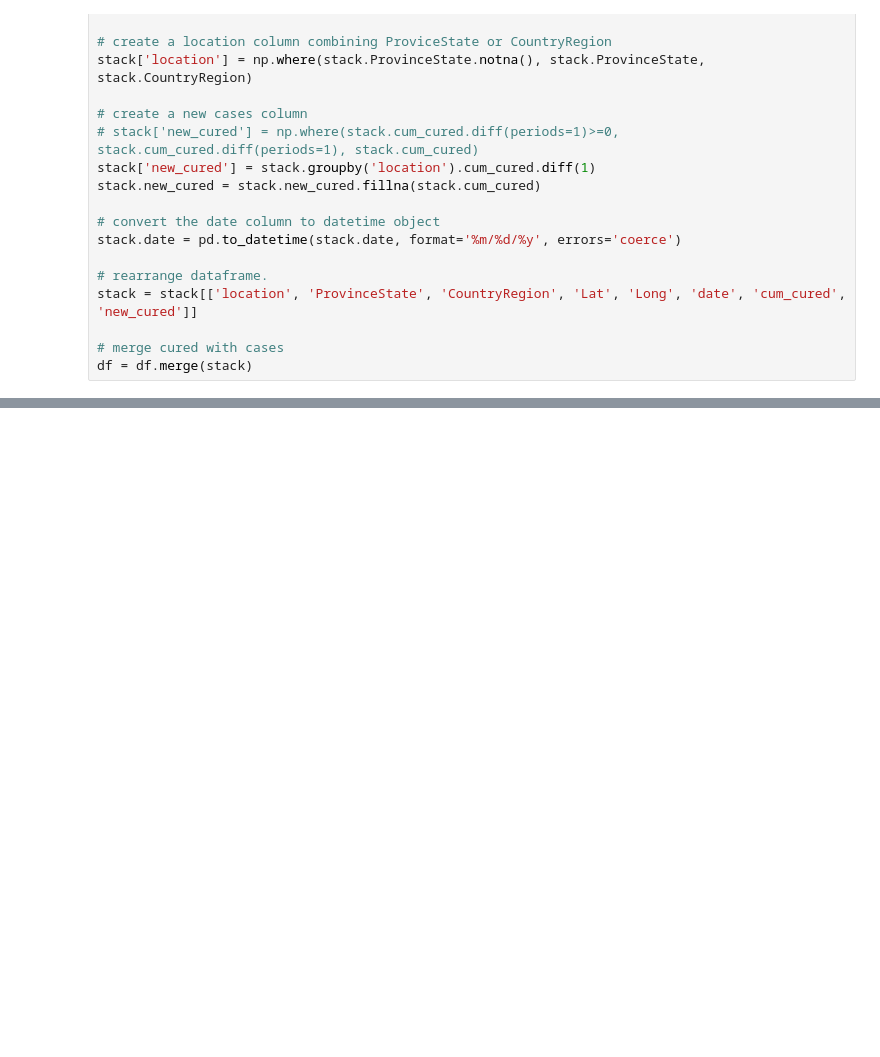
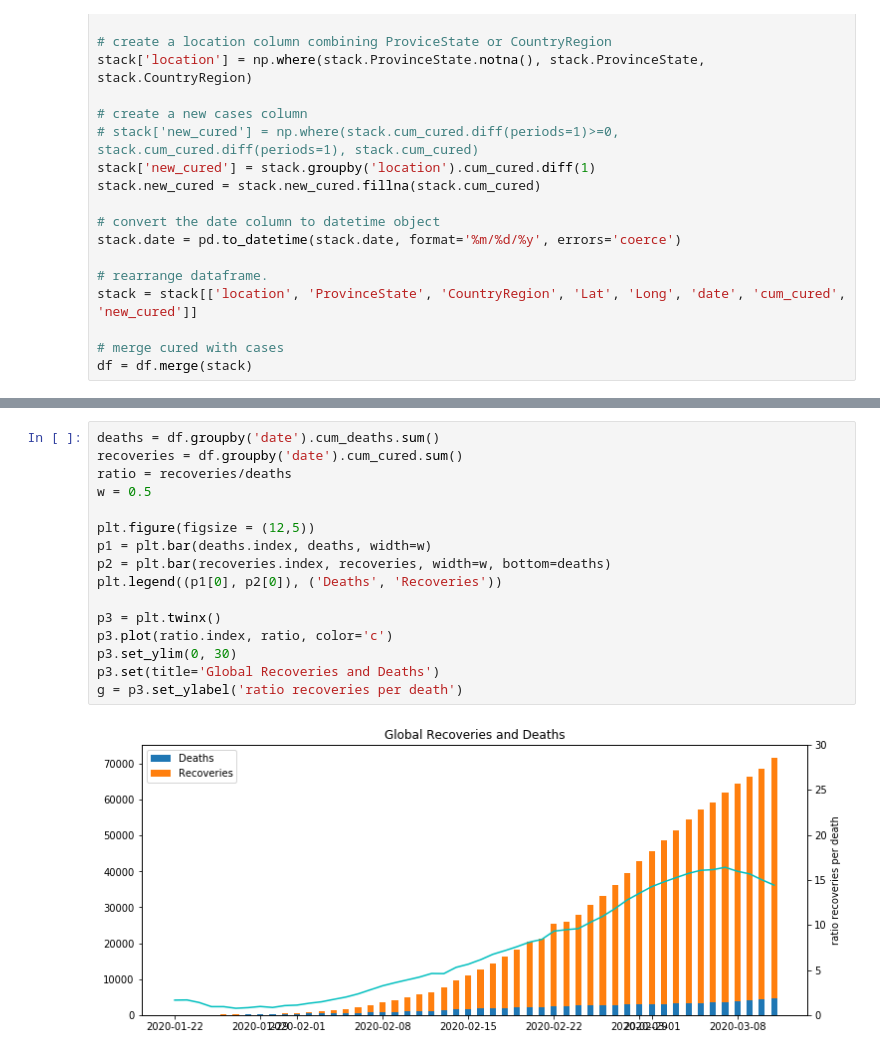
Before and after one commit to mustakarhu/ELY-Python-for-Data-Science, a Jupyter notebook: ncov/ncov.ipynb, the cells around one changed output, grey strips where cells are left out. Drawn from its saved outputs; the diff is of its cells as text; blank space fills up the shorter version.

```diff
--- a/ncov/ncov.ipynb
+++ b/ncov/ncov.ipynb
@@ -241,0 +214,18 @@ Name: cum_cases, dtype: int64
+# %%
+deaths = df.groupby('date').cum_deaths.sum()
+recoveries = df.groupby('date').cum_cured.sum()
+ratio = recoveries/deaths
+w = 0.5
+
+plt.figure(figsize = (12,5))
+p1 = plt.bar(deaths.index, deaths, width=w)
+p2 = plt.bar(recoveries.index, recoveries, width=w, bottom=deaths)
+plt.legend((p1[0], p2[0]), ('Deaths', 'Recoveries'))
+
+p3 = plt.twinx()
+p3.plot(ratio.index, ratio, color='c')
+p3.set_ylim(0, 30)
+p3.set(title='Global Recoveries and Deaths')
+g = p3.set_ylabel('ratio recoveries per death')
+# %% [output]
+[figure, added]
```
Also changed, not shown: parts of 22 cells of this notebook, 1 other file.
